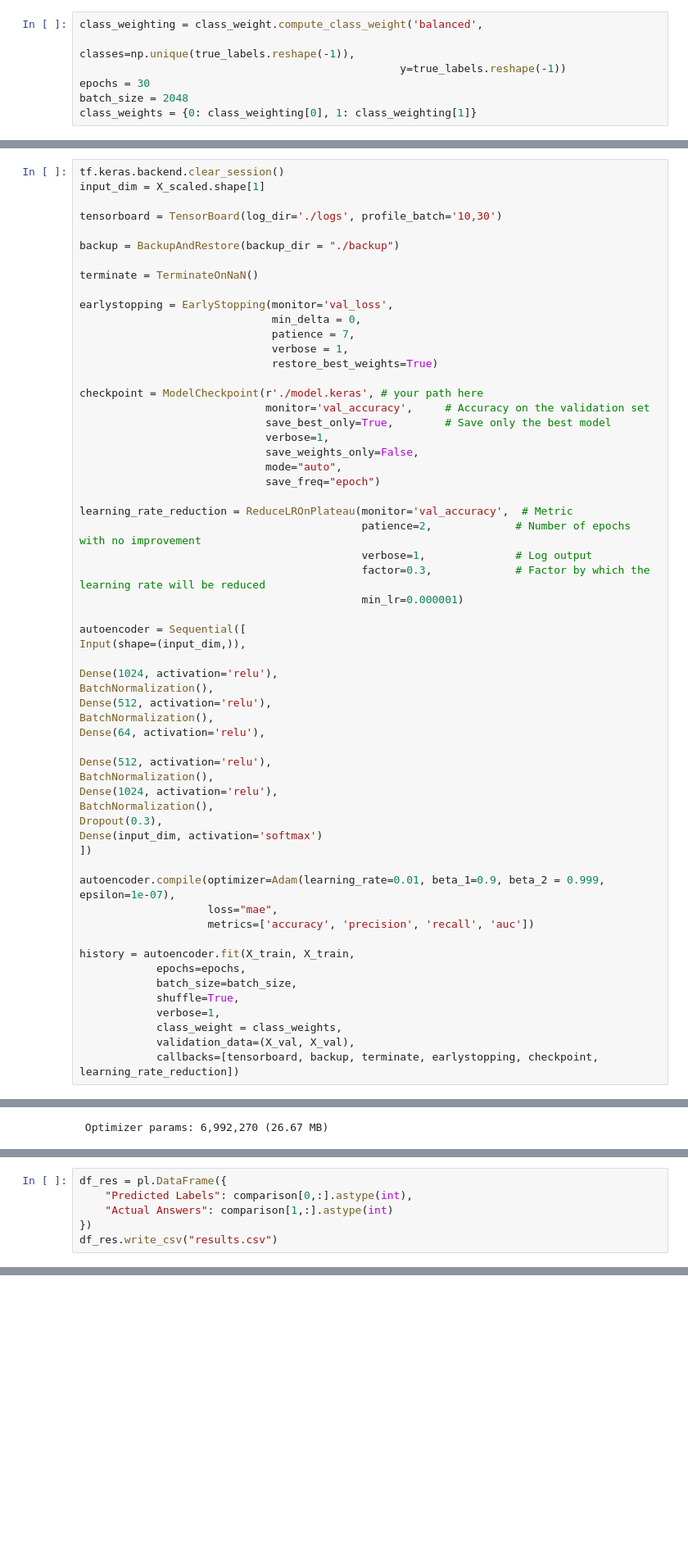
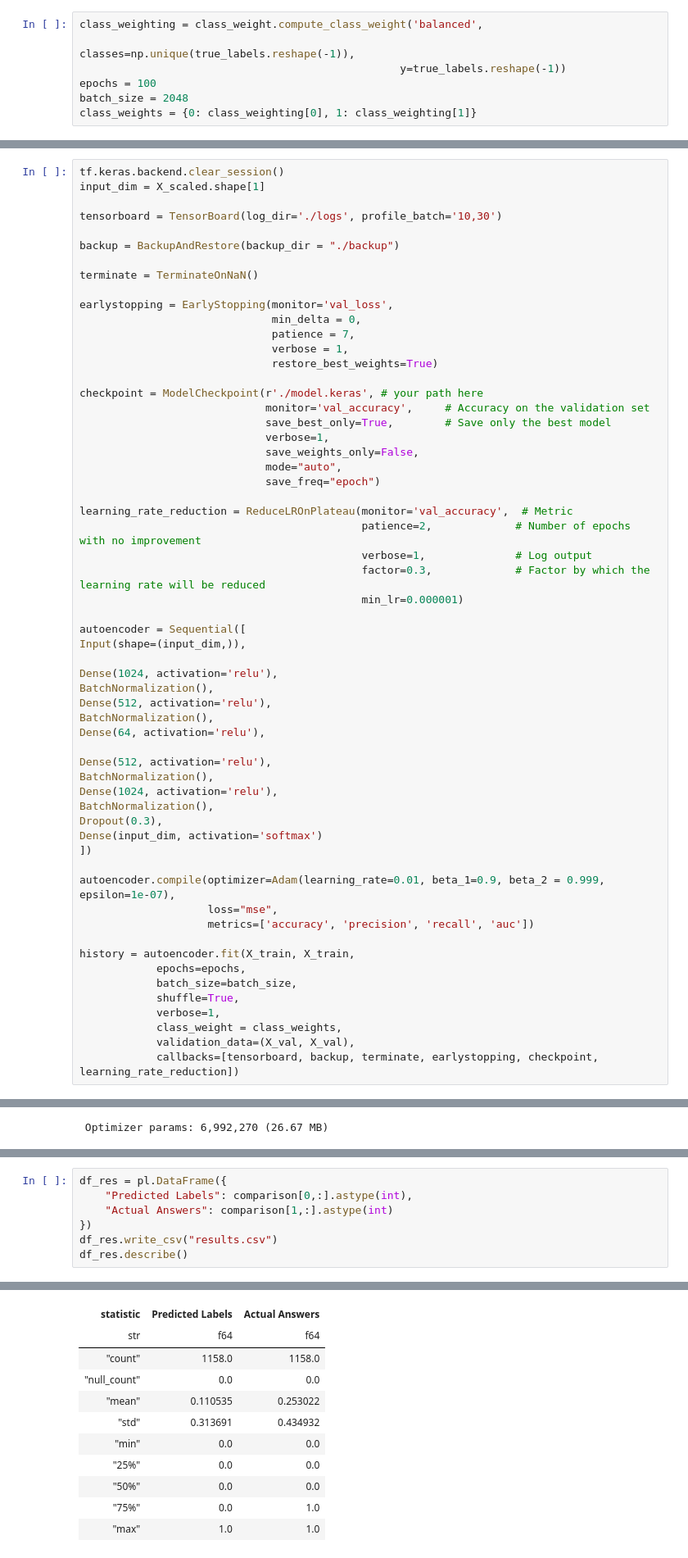
Before and after one commit to feed7362/Helicopter-vibration-problem-for-GPMS-INC, a Jupyter notebook: model_train.ipynb, the cells around one changed output, grey strips where cells are left out. Shown at 82% size. Cells and saved outputs as stored; diff of their text form; blank space fills up the shorter version.

```diff
--- a/model_train.ipynb
+++ b/model_train.ipynb
@@ -32,6 +32,6 @@ Model Settings
 class_weighting = class_weight.compute_class_weight('balanced',
                                                   classes=np.unique(true_labels.reshape(-1)),
                                                   y=true_labels.reshape(-1))
-epochs = 30
+epochs = 100
 batch_size = 2048
 class_weights = {0: class_weighting[0], 1: class_weighting[1]}
@@ -83,7 +85,7 @@ Dense(input_dim, activation='softmax')
 ])
 
 autoencoder.compile(optimizer=Adam(learning_rate=0.01, beta_1=0.9, beta_2 = 0.999, epsilon=1e-07),
-                    loss="mae",
+                    loss="mse",
                     metrics=['accuracy', 'precision', 'recall', 'auc'])
 
 history = autoencoder.fit(X_train, X_train,
@@ -268,3 +319,5 @@ df_res = pl.DataFrame({
     "Actual Answers": comparison[1,:].astype(int)
 })
 df_res.write_csv("results.csv")
+df_res.describe()
+# %% [output]
@@ -270,0 +325,11 @@ df_res.write_csv("results.csv")
+| statistic | Predicted Labels | Actual Answers |
+| str | f64 | f64 |
+| "count" | 1158.0 | 1158.0 |
+| "null_count" | 0.0 | 0.0 |
+| "mean" | 0.110535 | 0.253022 |
+| "std" | 0.313691 | 0.434932 |
+| "min" | 0.0 | 0.0 |
+| "25%" | 0.0 | 0.0 |
+| "50%" | 0.0 | 0.0 |
+| "75%" | 0.0 | 1.0 |
+| "max" | 1.0 | 1.0 |
```
Also changed, not shown: parts of 13 cells of this notebook, 3 other files.
